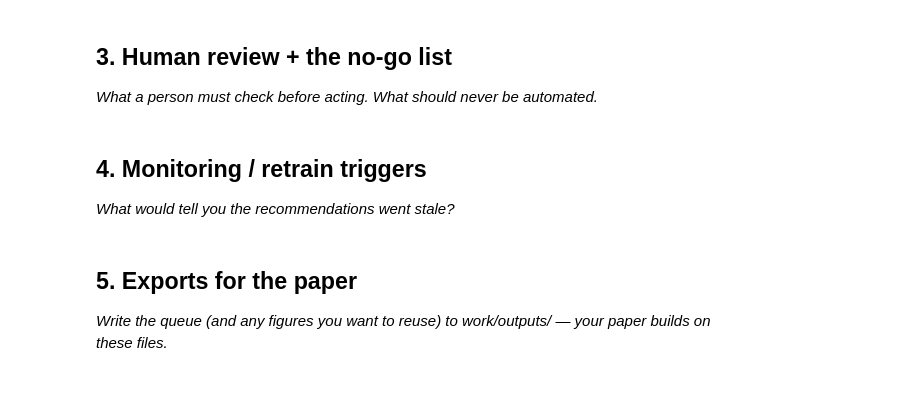
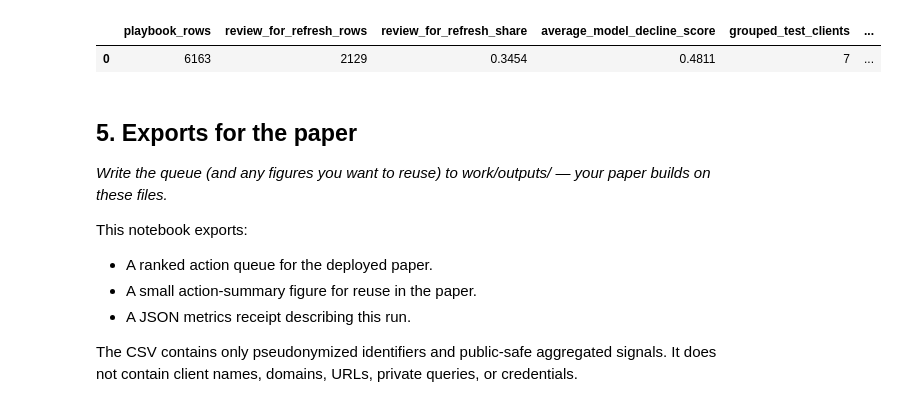
Before and after one commit to Subhash-2910/flyrank-ML-T1, a Jupyter notebook: work/notebooks/w07_action_playbook.ipynb, the cells around one changed output. Saved outputs shown, nothing was run; the diff lists cells and outputs as text; code cells hidden in the pictures.

```diff
--- a/work/notebooks/w07_action_playbook.ipynb
+++ b/work/notebooks/w07_action_playbook.ipynb
@@ -20,7 +374,28 @@ This skeleton is yours to fill. Work the sections **in order** — each one has
 # %%
 # This cell is for CODE (numbers, a query, a check).
 # Write your text answer in the cell ABOVE this one — typing sentences here breaks Run All.
+
+monitoring_snapshot = {
+    "playbook_rows": int(len(playbook)),
+    "review_for_refresh_rows": int(
+        (playbook["action_label"] == "REVIEW_FOR_REFRESH").sum()
+    ),
+    "review_for_refresh_share": round(
+        float((playbook["action_label"] == "REVIEW_FOR_REFRESH").mean()),
+        4
+    ),
+    "average_model_decline_score": round(
+        float(playbook["model_decline_score"].mean()),
+        4
+    ),
+    "grouped_test_clients": int(test_df[group_col].nunique()),
+    "retrain_trigger": (
+        "Review model performance and feature definitions when data mix, "
+        "outcome definition, or measured Precision@20 changes materially."
+    ),
+}
+
+display(pd.DataFrame([monitoring_snapshot]))
+# %% [output]
+|  | playbook_rows | review_for_refresh_rows | review_for_refresh_share | average_model_decline_score | grouped_test_clients | ... |
+| 0 | 6163 | 2129 | 0.3454 | 0.4811 | 7 | ... |
-# %% [markdown]
-## 3. Human review + the no-go list
-
-*What a person must check before acting. What should never be automated.*
@@ -30,4 +401,0 @@ This skeleton is yours to fill. Work the sections **in order** — each one has
-# %% [markdown]
-## 4. Monitoring / retrain triggers
-
-*What would tell you the recommendations went stale?*
@@ -38,3 +403,13 @@ This skeleton is yours to fill. Work the sections **in order** — each one has
 ## 5. Exports for the paper
 
 *Write the queue (and any figures you want to reuse) to work/outputs/ — your paper builds on these files.*
+
+
+
+This notebook exports:
+
+- A ranked action queue for the deployed paper.
+- A small action-summary figure for reuse in the paper.
+- A JSON metrics receipt describing this run.
+
+The CSV contains only pseudonymized identifiers and public-safe aggregated signals. It does not contain client names, domains, URLs, private queries, or credentials.
```
Also changed, not shown: parts of 17 cells of this notebook.
